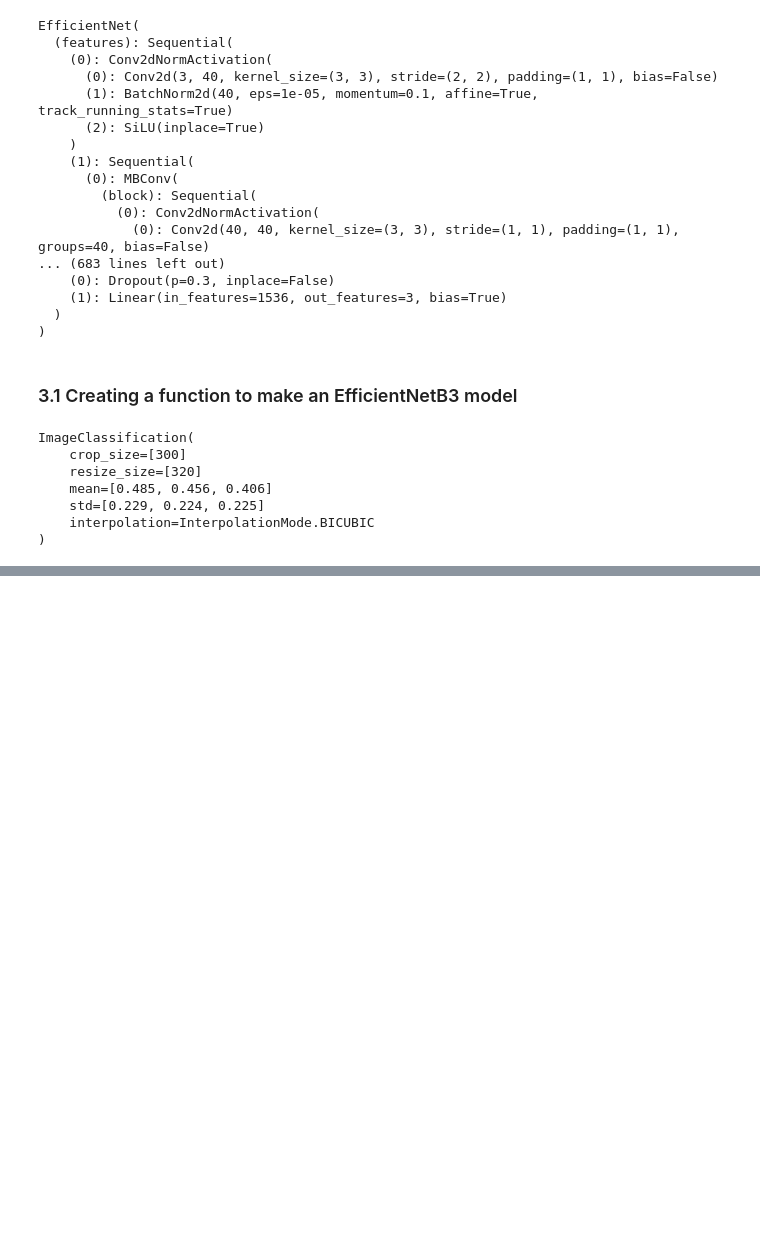
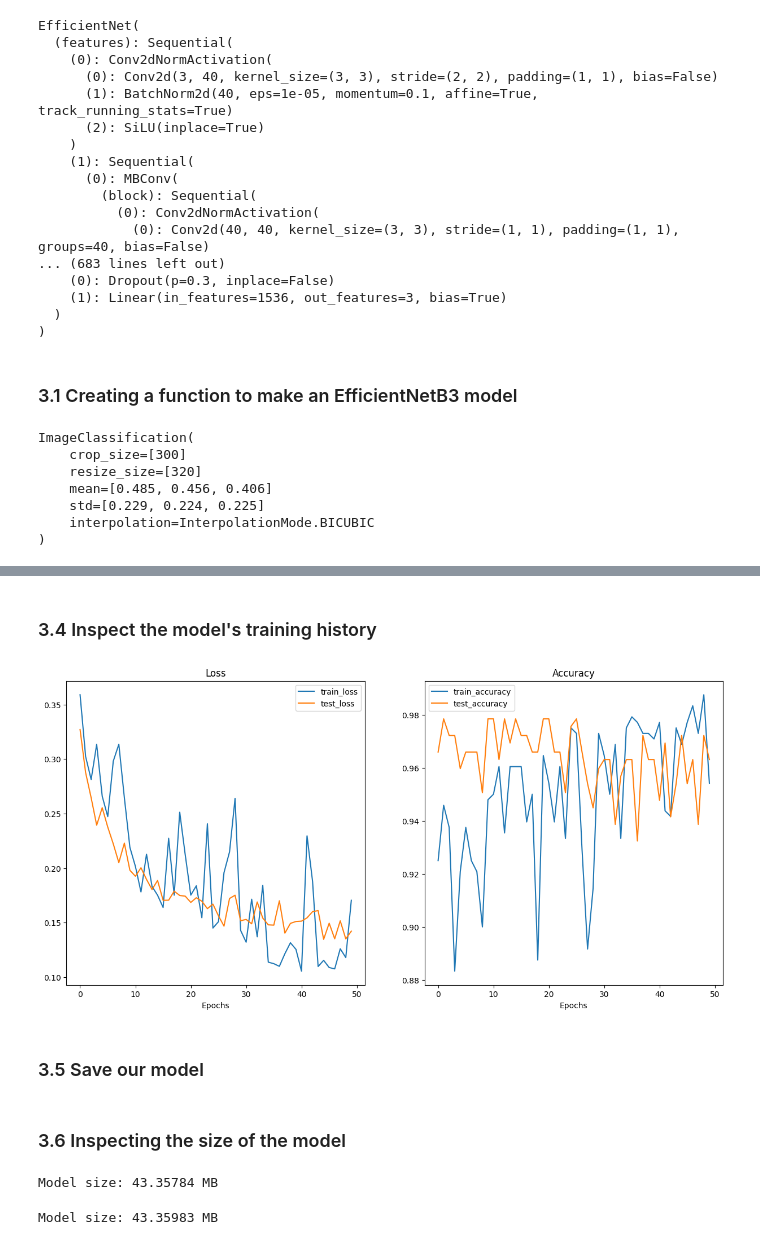
Before and after one commit to bpiaple/PyTorch-Course, a Jupyter notebook: 08_pytorch_model_depoyement/08_pytorch_model_depoyement.ipynb, the cells around one changed output, grey strips where cells are left out. Saved outputs shown, nothing was run; the diff lists cells and outputs as text; code cells hidden in the pictures; blank space fills up the shorter version.

```diff
--- a/08_pytorch_model_depoyement/08_pytorch_model_depoyement.ipynb
+++ b/08_pytorch_model_depoyement/08_pytorch_model_depoyement.ipynb
@@ -203,0 +206,8 @@ ImageClassification(
+# %%
+from going_modular import data_setup
+
+# Define the training and testing dataloaders
+train_data, test_data, class_names = data_setup.create_dataloaders(train_dir=train_dir,
+                                                       test_dir=test_dir,
+                                                       transform=efficientb3_transforms,
+                                                       batch_size=32)
@@ -203,0 +223,21 @@ ImageClassification(
+# %%
+from going_modular import engine
+
+# Set random seed
+set_seeds(seed=42)
+
+# Create a model, specify the device (GPU) and number of classes
+efficientb3_model = efficientb3_model.to(device)
+
+# Create an optimizer and loss function
+optimizer = torch.optim.Adam(efficientb3_model.parameters(), lr=0.001)
+loss_fn = nn.CrossEntropyLoss()
+
+# Train the model
+history = engine.train(model=efficientb3_model,
+                              train_dataloader=train_data,
+                              test_dataloader=test_data,
+                              optimizer=optimizer,
+                              loss_fn=loss_fn,
+                              epochs=50,
+                              device=device)
@@ -203,0 +258,10 @@ ImageClassification(
+# %% [markdown]
+### 3.4 Inspect the model's training history
+# %%
+from helper_functions import plot_loss_curves
+efficientb3_history = history
+plot_loss_curves(efficientb3_history)
+# %% [output]
+[figure, added]
+# %% [markdown]
+### 3.5 Save our model
@@ -203,0 +275,20 @@ ImageClassification(
+# %% [markdown]
+### 3.6 Inspecting the size of the model
+# %%
+# Get the size of the model
+import os
+
+model_path = "models/efficientnetb3_model.pt"
+model_size = os.path.getsize(model_path) / 1e6
+print(f"Model size: {model_size} MB")
+# %% [output]
+Model size: 43.35784 MB
+# %%
+# Get the size of the model
+import os
+
+model_path = "models/efficientnetb3_model_50.pt"
+model_size = os.path.getsize(model_path) / 1e6
+print(f"Model size: {model_size} MB")
+# %% [output]
+Model size: 43.35983 MB
```
Also changed, not shown: parts of 7 cells of this notebook.
